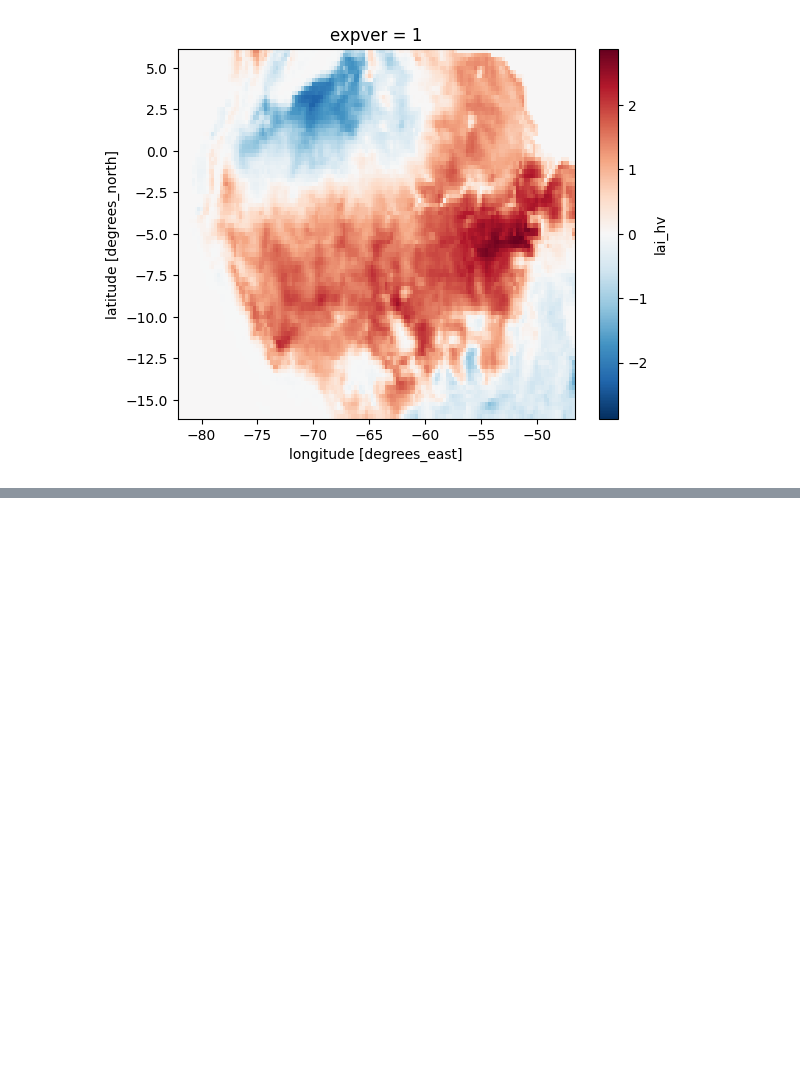
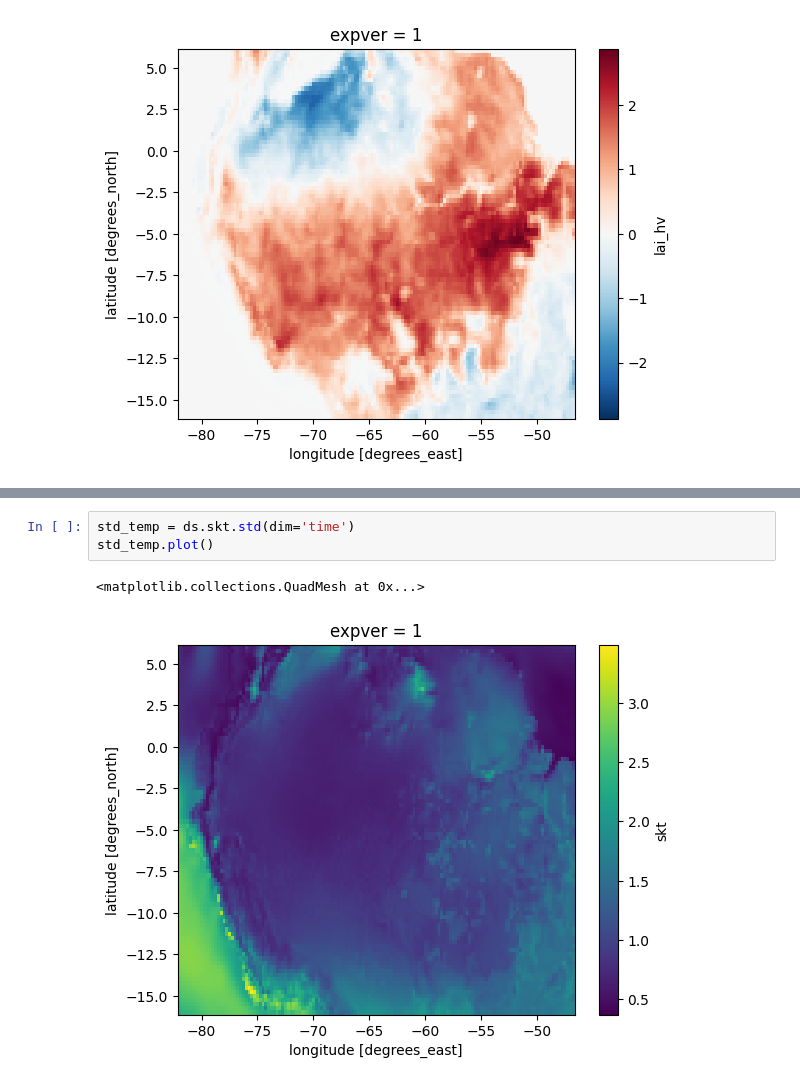
Before and after one commit to Renevelasquezcarcamo/climate-geospatial-analysis, a Jupyter notebook: main.ipynb, the cells around one changed output, grey strips where cells are left out. Drawn from its saved outputs; the diff is of its cells as text; blank space fills up the shorter version.

```diff
--- a/main.ipynb
+++ b/main.ipynb
@@ -177,0 +218,6 @@ sazonal_change.plot()
+# %%
+std_temp = ds.skt.std(dim='time')
+std_temp.plot()
+# %% [output]
+<matplotlib.collections.QuadMesh at 0x...>
+[figure, added]
```
Also changed, not shown: parts of 27 cells of this notebook, 1 other file.
